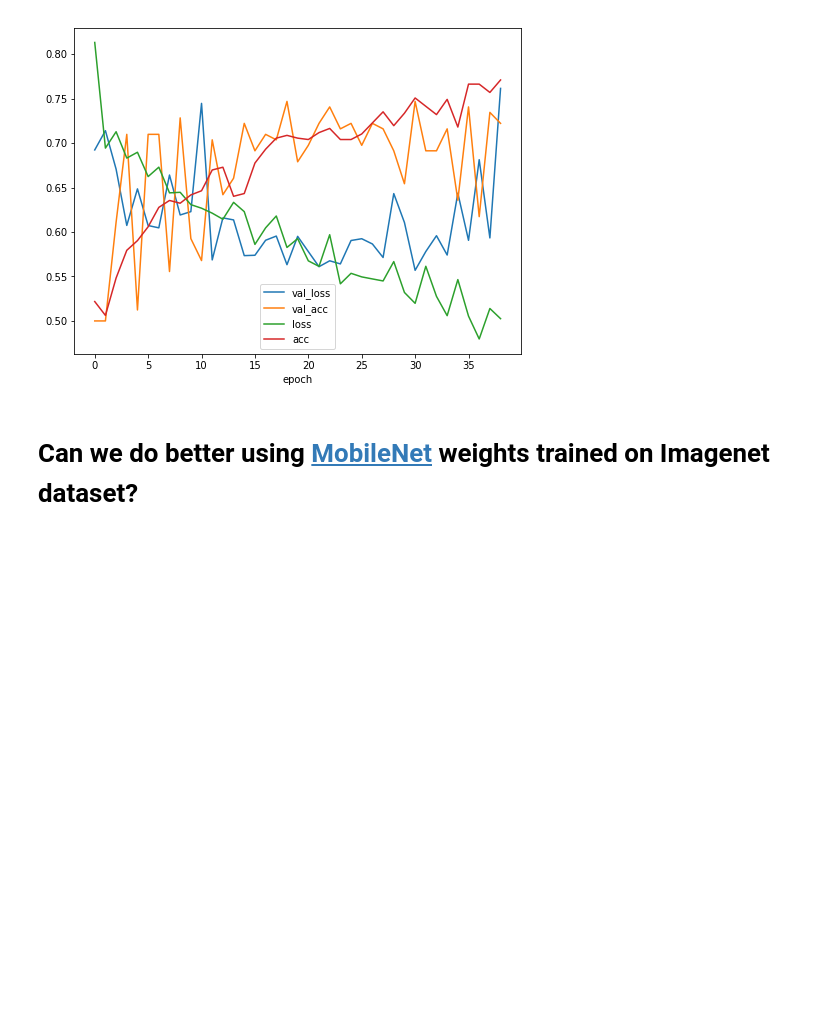
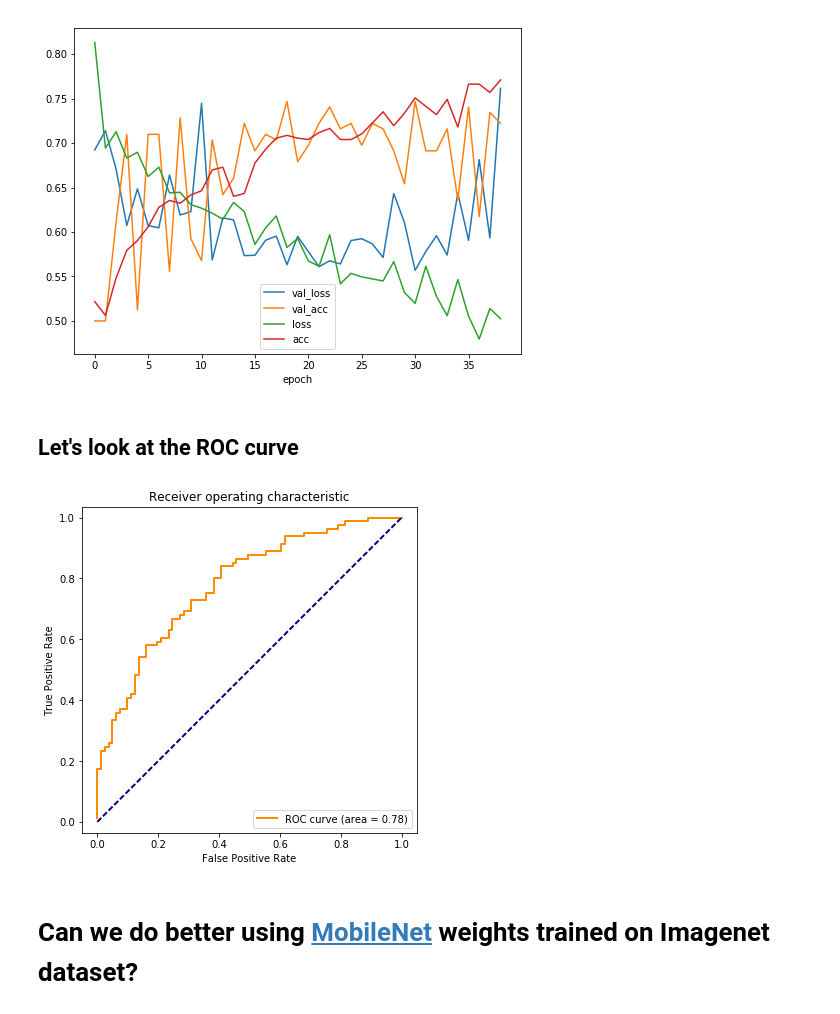
Before and after one commit to brtknr/SushiSandwichClassifier, a Jupyter notebook: sushi-or-sandwich-keras.ipynb, the cells around one changed output. Saved outputs shown, nothing was run; the diff lists cells and outputs as text; code cells hidden in the pictures; blank space fills up the shorter version.

```diff
--- a/sushi-or-sandwich-keras.ipynb
+++ b/sushi-or-sandwich-keras.ipynb
@@ -228,6 +333,34 @@ print('{:0.2f}% mean accuracy in the final {} epochs.'.format(np.mean(h['val_acc
 # %% [output]
 70.28% mean accuracy in the final 20 epochs.
 [figure]
+# %% [markdown]
+## Let's look at the ROC curve
+# %%
+# Helper function to plot a roc curve and calculated AUC using model and generator
+def plot_roc_curve(_model, _generator):
+    y_true = list()
+    y_pred = list()
+    for i in range(len(_generator)):
+        _images, _labels = _generator[i]
+        y_true.append(_labels)
+        y_pred.append(_model.predict(_images))
+    y_true = np.hstack(y_true)
+    y_pred = np.vstack(y_pred)
+    fpr, tpr, thresholds = roc_curve(y_true, y_pred)
+    roc_auc = roc_auc_score(y_true,y_pred)
+    plt.figure(figsize=(6,6))
+    plt.axis('equal')
+    plt.plot(fpr, tpr, color='darkorange', lw=2, label='ROC curve (area = %0.2f)' % roc_auc)
+    plt.plot([0, 1], [0, 1], color='navy', lw=2, linestyle='--')
+    plt.xlabel('False Positive Rate')
+    plt.ylabel('True Positive Rate')
+    plt.title('Receiver operating characteristic')
+    plt.legend(loc="lower right")
+    plt.show()
+# %%
+plot_roc_curve(model,test_generator)
+# %% [output]
+[figure, added]
 # %% [markdown]
 # Can we do better using [MobileNet](https://arxiv.org/pdf/1704.04861.pdf) weights trained on Imagenet dataset?
 # %%
```
Also changed, not shown: parts of 15 cells of this notebook, 2 other files.
